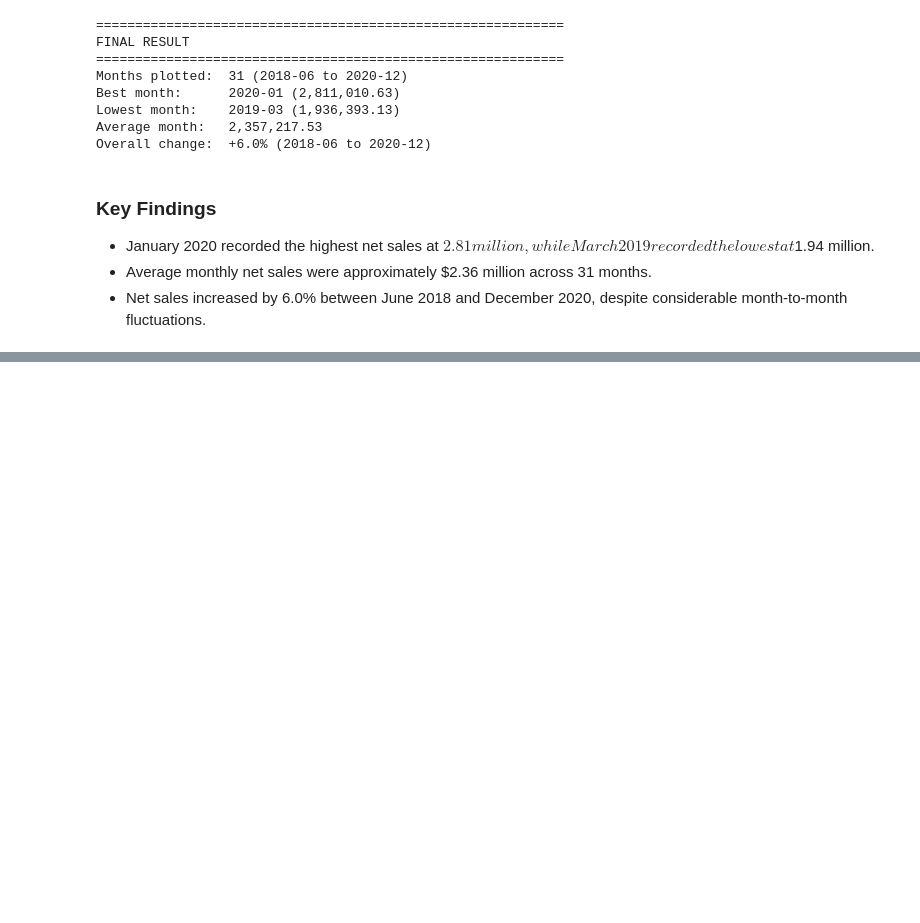
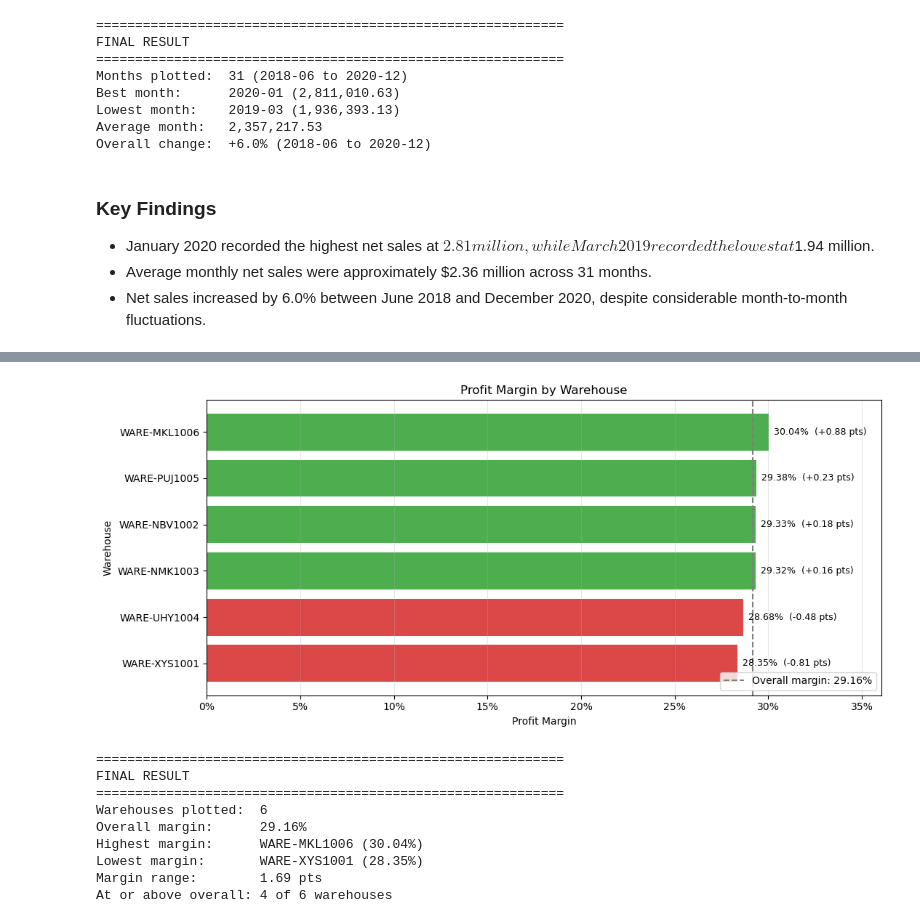
Before and after one commit to silverbullet-ai/intelligent-systems, a Jupyter notebook: da/sales-data-analysis/notebooks/02_sales_analysis.ipynb, the cells around one changed output, grey strips where cells are left out. Cells and saved outputs as stored; diff of their text form; code cells hidden in the pictures; blank space fills up the shorter version.

```diff
--- a/da/sales-data-analysis/notebooks/02_sales_analysis.ipynb
+++ b/da/sales-data-analysis/notebooks/02_sales_analysis.ipynb
@@ -728,0 +1110,54 @@ Overall change:  +6.0% (2018-06 to 2020-12)
+# %%
+# Warehouse profit margin comparison
+wh_margin = warehouse.sort_values('Margin %', ascending=True)   # highest margin ends up on top
+
+# Weighted overall margin (total profit / total net sales), the right benchmark
+overall = warehouse['Profit'].sum() / warehouse['Net_Sales'].sum() * 100
+
+# Green if above the overall margin, red if below
+colors = ['tab:green' if m >= overall else 'tab:red' for m in wh_margin['Margin %']]
+
+fig, ax = plt.subplots(figsize=(11, max(4, 0.5 * len(wh_margin) + 2)))
+bars = ax.barh(wh_margin.index.astype(str), wh_margin['Margin %'], color=colors, alpha=0.85)
+
+ax.axvline(overall, linestyle='--', color='tab:gray', label=f'Overall margin: {overall:.2f}%')
+
+# Label each bar with its margin and the gap vs overall
+for bar, m in zip(bars, wh_margin['Margin %']):
+    ax.annotate(f'{m:.2f}%  ({m - overall:+.2f} pts)',
+                (bar.get_width(), bar.get_y() + bar.get_height() / 2),
+                xytext=(5, 0), textcoords='offset points', va='center', fontsize=9)
+
+ax.set_title('Profit Margin by Warehouse')
+ax.set_xlabel('Profit Margin')
+ax.set_ylabel('Warehouse')
+ax.xaxis.set_major_formatter(mtick.PercentFormatter(decimals=0))
+ax.set_xlim(0, wh_margin['Margin %'].max() * 1.2)   # room for the labels
+ax.grid(axis='x', alpha=0.3)
+ax.legend(loc='lower right')
+
+plt.tight_layout()
+plt.show()
+
+# Final result
+best, worst = wh_margin['Margin %'].idxmax(), wh_margin['Margin %'].idxmin()
+above = int((wh_margin['Margin %'] >= overall).sum())
+
+print(f"\n{'=' * 60}\nFINAL RESULT\n{'=' * 60}")
+print(f"Warehouses plotted:  {len(wh_margin)}")
+print(f"Overall margin:      {overall:.2f}%")
+print(f"Highest margin:      {best} ({wh_margin.loc[best, 'Margin %']:.2f}%)")
+print(f"Lowest margin:       {worst} ({wh_margin.loc[worst, 'Margin %']:.2f}%)")
+print(f"Margin range:        {wh_margin['Margin %'].max() - wh_margin['Margin %'].min():.2f} pts")
+print(f"At or above overall: {above} of {len(wh_margin)} warehouses")
+# %% [output]
+[figure, added]
+============================================================
+FINAL RESULT
+============================================================
+Warehouses plotted:  6
+Overall margin:      29.16%
+Highest margin:      WARE-MKL1006 (30.04%)
+Lowest margin:       WARE-XYS1001 (28.35%)
+Margin range:        1.69 pts
+At or above overall: 4 of 6 warehouses
```
Also changed, not shown: parts of 26 cells of this notebook.
